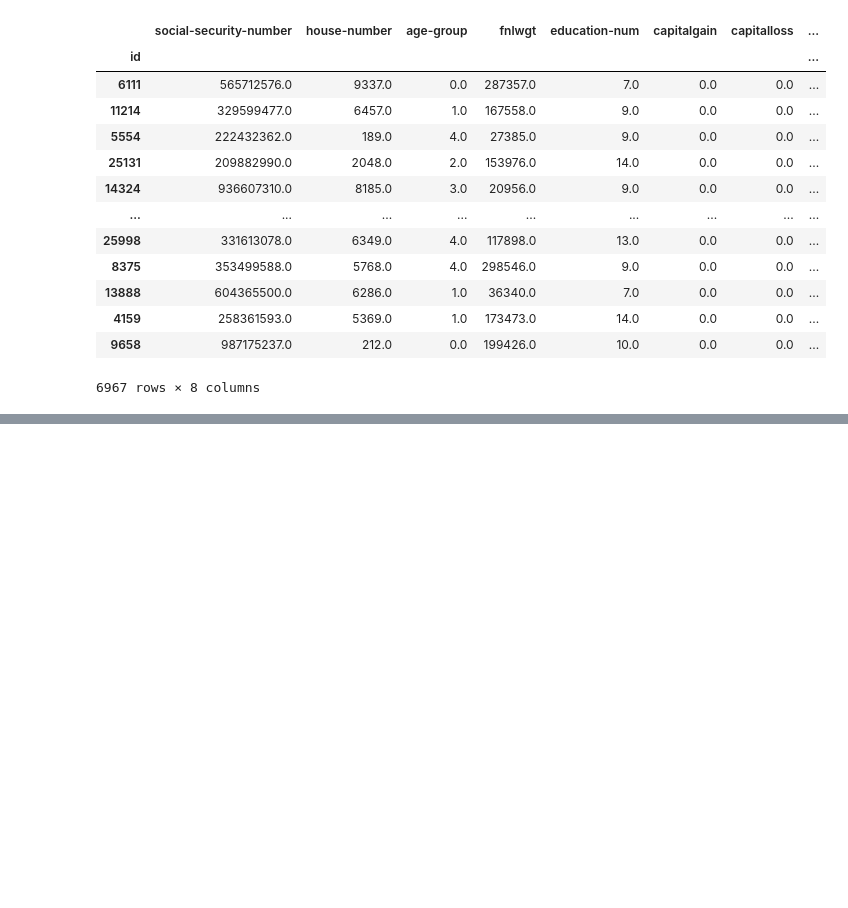
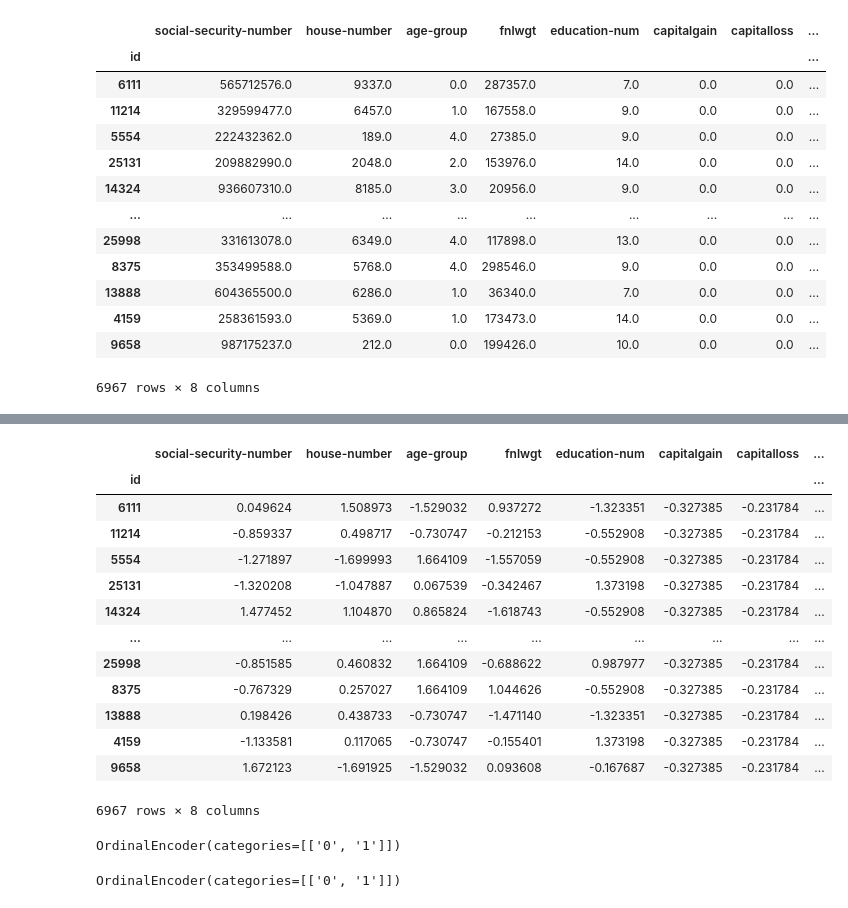
Before and after one commit to NurulhudaAi/ML_Project_2025, a Jupyter notebook: step2_process_data.ipynb, the cells around one changed output, grey strips where cells are left out. Saved outputs shown, nothing was run; the diff lists cells and outputs as text; code cells hidden in the pictures; blank space fills up the shorter version.

```diff
--- a/step2_process_data.ipynb
+++ b/step2_process_data.ipynb
@@ -486,0 +687,8 @@ numerical_features_data_live
+# %%
+data_live= (
+    categorical_features_data_live
+    .join(numerical_features_data_live)
+
+
+)
+data_live
@@ -486,0 +1136,31 @@ numerical_features_data_live
+# %%
+data_live_numerical_features = pd.DataFrame(
+data = standard_scaler.transform(data_live[numerical_features]),
+columns = standard_scaler.get_feature_names_out(),
+index = data_live_numerical_features.index
+)
+data_live_numerical_features
+# %% [output]
+|  | social-security-number | house-number | age-group | fnlwgt | education-num | capitalgain | capitalloss | ... |
+| id |  |  |  |  |  |  |  | ... |
+| 6111 | 0.049624 | 1.508973 | -1.529032 | 0.937272 | -1.323351 | -0.327385 | -0.231784 | ... |
+| 11214 | -0.859337 | 0.498717 | -0.730747 | -0.212153 | -0.552908 | -0.327385 | -0.231784 | ... |
+| 5554 | -1.271897 | -1.699993 | 1.664109 | -1.557059 | -0.552908 | -0.327385 | -0.231784 | ... |
+| 25131 | -1.320208 | -1.047887 | 0.067539 | -0.342467 | 1.373198 | -0.327385 | -0.231784 | ... |
+| 14324 | 1.477452 | 1.104870 | 0.865824 | -1.618743 | -0.552908 | -0.327385 | -0.231784 | ... |
+| ... | ... | ... | ... | ... | ... | ... | ... | ... |
+| 25998 | -0.851585 | 0.460832 | 1.664109 | -0.688622 | 0.987977 | -0.327385 | -0.231784 | ... |
+| 8375 | -0.767329 | 0.257027 | 1.664109 | 1.044626 | -0.552908 | -0.327385 | -0.231784 | ... |
+| 13888 | 0.198426 | 0.438733 | -0.730747 | -1.471140 | -1.323351 | -0.327385 | -0.231784 | ... |
+| 4159 | -1.133581 | 0.117065 | -0.730747 | -0.155401 | 1.373198 | -0.327385 | -0.231784 | ... |
+| 9658 | 1.672123 | -1.691925 | -1.529032 | 0.093608 | -0.167687 | -0.327385 | -0.231784 | ... |
+6967 rows × 8 columns
+# %%
+label_encoder =  sklearn.preprocessing.OrdinalEncoder(categories=[['0','1']])
+label_encoder
+# %% [output]
+OrdinalEncoder(categories=[['0', '1']])
+# %%
+label_encoder.fit(data_train[['label']])
+# %% [output]
+OrdinalEncoder(categories=[['0', '1']])
```
Also changed, not shown: parts of 52 cells of this notebook.
